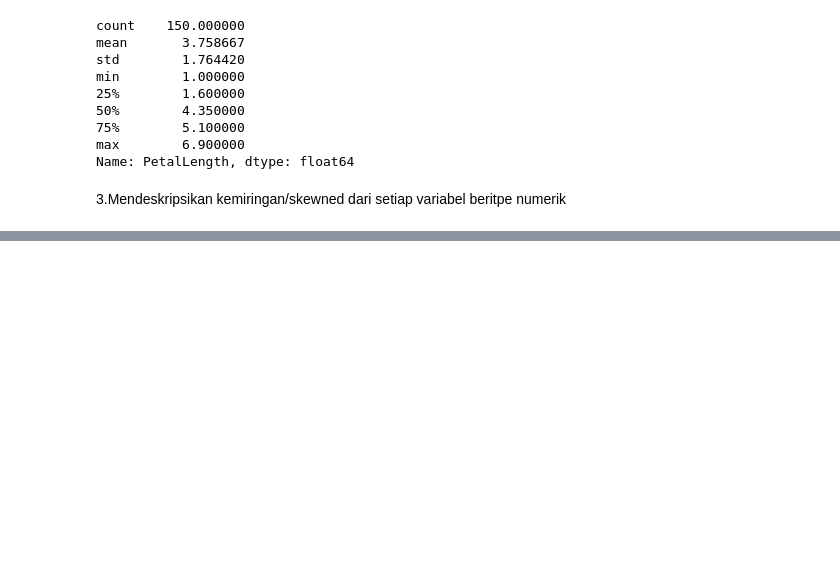
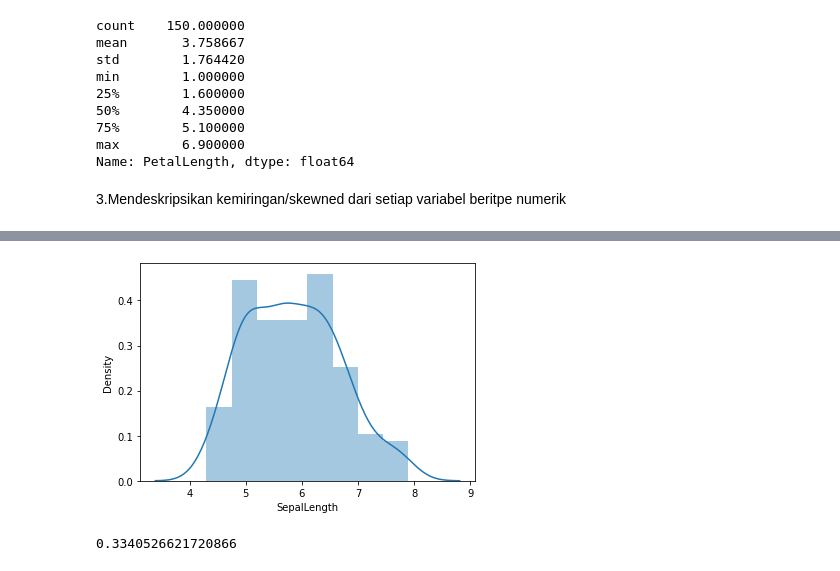
Before and after one commit to narulitaap/DataMining, a Jupyter notebook: _sources/notebooks.ipynb, the cells around one changed output, grey strips where cells are left out. Saved outputs shown, nothing was run; the diff lists cells and outputs as text; code cells hidden in the pictures; blank space fills up the shorter version.

```diff
--- a/_sources/notebooks.ipynb
+++ b/_sources/notebooks.ipynb
@@ -78,0 +144,9 @@ sns.displot(c['PetalLength']);
+# %%
+# Menampilkan histogram untuk kolom pada data menggunakan seaborn
+sns.distplot(dt['SepalLength']);
+# %% [output]
+[figure, added]
+# %%
+dt['SepalWidth'].skew()
+# %% [output]
+0.3340526621720866
```
Also changed, not shown: parts of 18 cells of this notebook, 12 other files.
